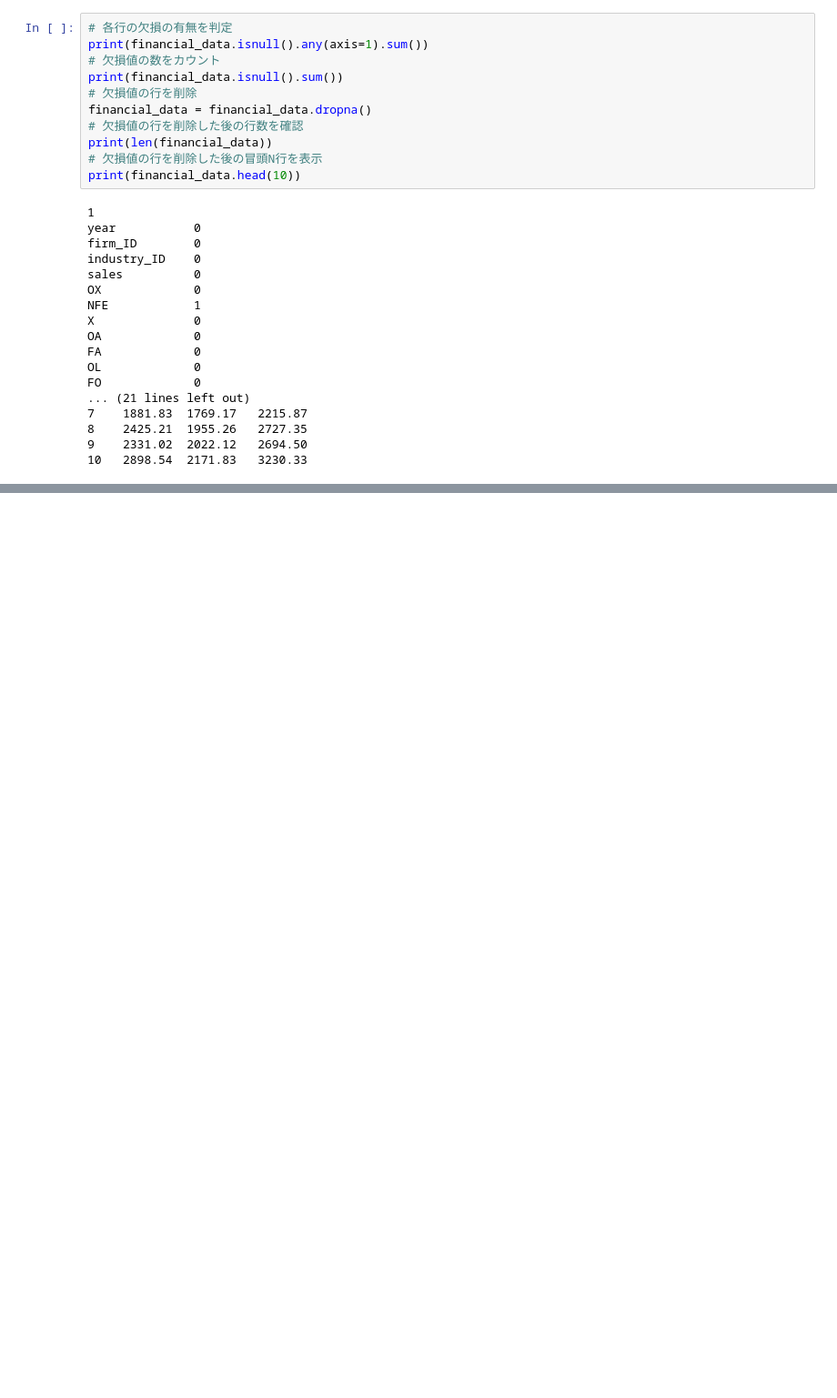
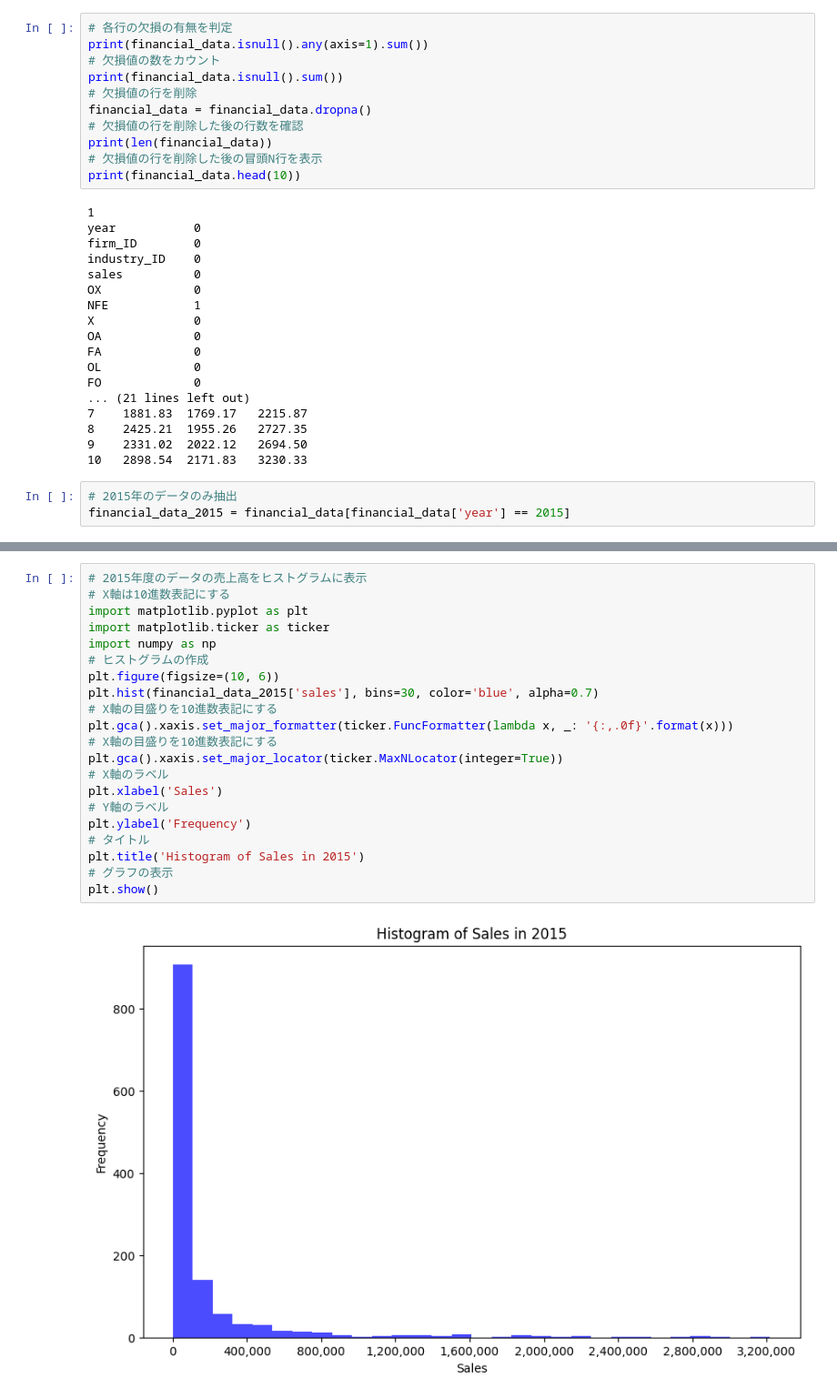
Before and after one commit to 892nske/empirical-finance-python, a Jupyter notebook: ch4.ipynb, the cells around one changed output, grey strips where cells are left out. Shown at 91% size. Drawn from its saved outputs; the diff is of its cells as text; blank space fills up the shorter version.

```diff
--- a/ch4.ipynb
+++ b/ch4.ipynb
@@ -106,3 +106,6 @@ FO             0
 8    2425.21  1955.26   2727.35
 9    2331.02  2022.12   2694.50
 10   2898.54  2171.83   3230.33
+# %%
+# 2015年のデータのみ抽出
+financial_data_2015 = financial_data[financial_data['year'] == 2015]
@@ -108,0 +133,23 @@ FO             0
+# %%
+# 2015年度のデータの売上高をヒストグラムに表示
+# X軸は10進数表記にする
+import matplotlib.pyplot as plt
+import matplotlib.ticker as ticker
+import numpy as np
+# ヒストグラムの作成
+plt.figure(figsize=(10, 6))
+plt.hist(financial_data_2015['sales'], bins=30, color='blue', alpha=0.7)
+# X軸の目盛りを10進数表記にする
+plt.gca().xaxis.set_major_formatter(ticker.FuncFormatter(lambda x, _: '{:,.0f}'.format(x)))
+# X軸の目盛りを10進数表記にする
+plt.gca().xaxis.set_major_locator(ticker.MaxNLocator(integer=True))
+# X軸のラベル
+plt.xlabel('Sales')
+# Y軸のラベル
+plt.ylabel('Frequency')
+# タイトル
+plt.title('Histogram of Sales in 2015')
+# グラフの表示
+plt.show()
+# %% [output]
+[figure, added]
```
Also changed, not shown: parts of 1 cell of this notebook.
